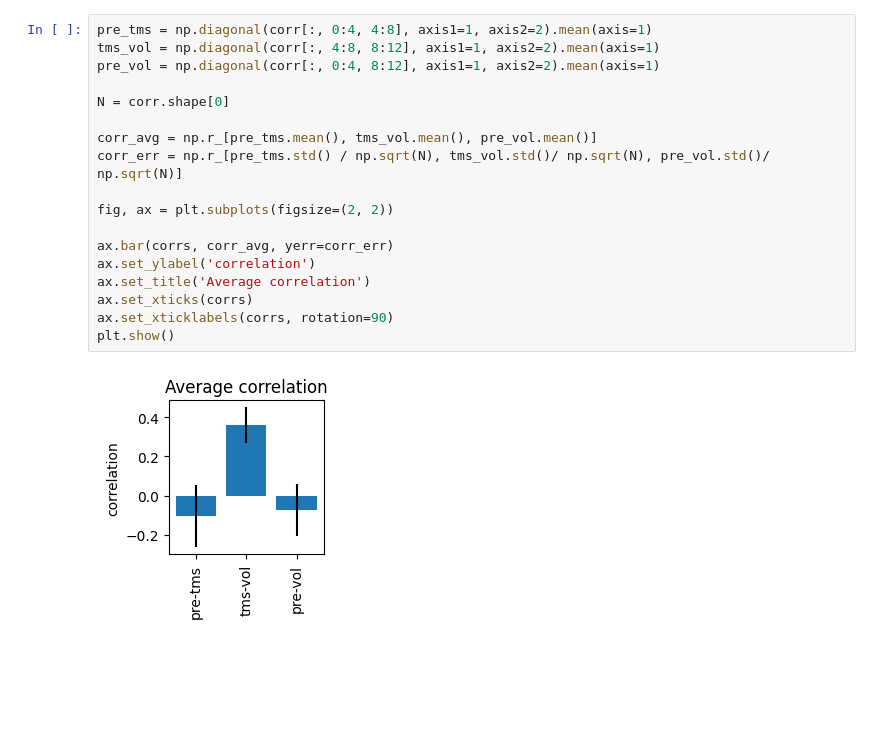
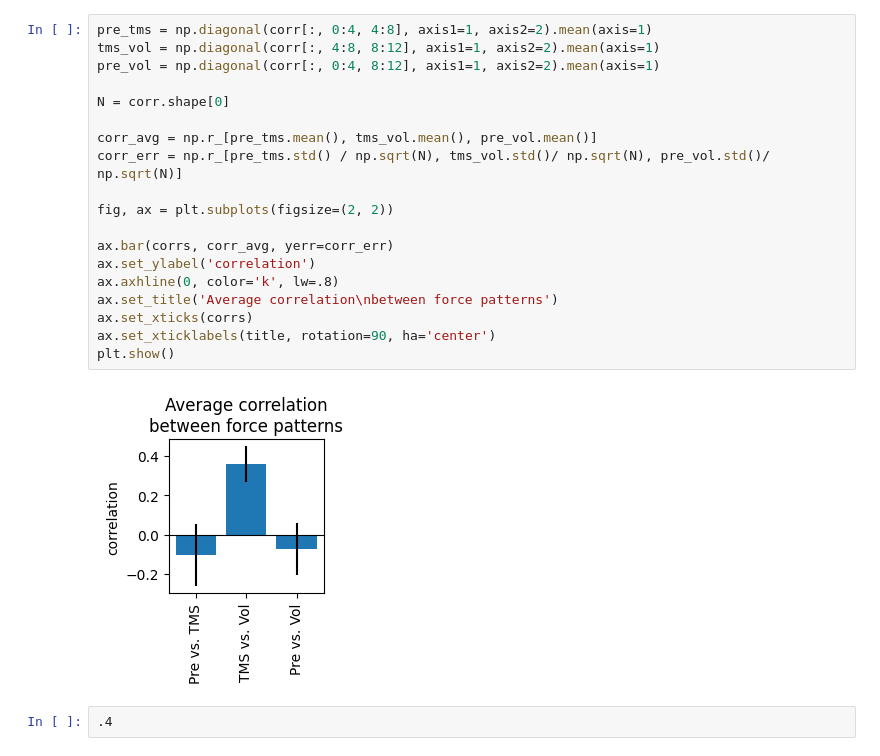
Before and after one commit to mnlmrc/EFC_learningTMS, a Jupyter notebook: notebooks/correlations.ipynb, the cells around one changed output. Cells and saved outputs as stored; diff of their text form; blank space fills up the shorter version.

```diff
--- a/notebooks/correlations.ipynb
+++ b/notebooks/correlations.ipynb
@@ -65,20 +65,23 @@ plt.show()
 # %%
 pre_tms = np.diagonal(corr[:, 0:4, 4:8], axis1=1, axis2=2).mean(axis=1)
 tms_vol = np.diagonal(corr[:, 4:8, 8:12], axis1=1, axis2=2).mean(axis=1)
 pre_vol = np.diagonal(corr[:, 0:4, 8:12], axis1=1, axis2=2).mean(axis=1)
 
 N = corr.shape[0]
 
 corr_avg = np.r_[pre_tms.mean(), tms_vol.mean(), pre_vol.mean()]
 corr_err = np.r_[pre_tms.std() / np.sqrt(N), tms_vol.std()/ np.sqrt(N), pre_vol.std()/ np.sqrt(N)]
 
 fig, ax = plt.subplots(figsize=(2, 2))
 
 ax.bar(corrs, corr_avg, yerr=corr_err)
 ax.set_ylabel('correlation')
-ax.set_title('Average correlation')
+ax.axhline(0, color='k', lw=.8)
+ax.set_title('Average correlation\nbetween force patterns')
 ax.set_xticks(corrs)
-ax.set_xticklabels(corrs, rotation=90)
+ax.set_xticklabels(title, rotation=90, ha='center')
 plt.show()
 # %% [output]
-[figure, old version]
+[figure, new version]
+# %%
+.4
```
Also changed, not shown: parts of 3 cells of this notebook.
